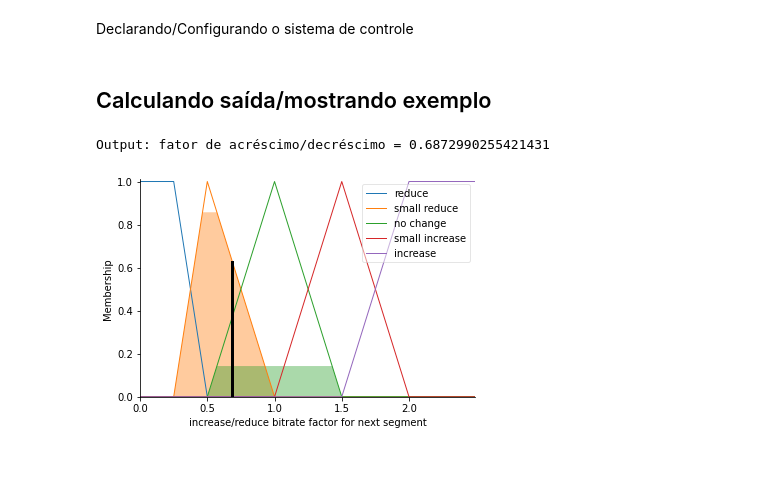
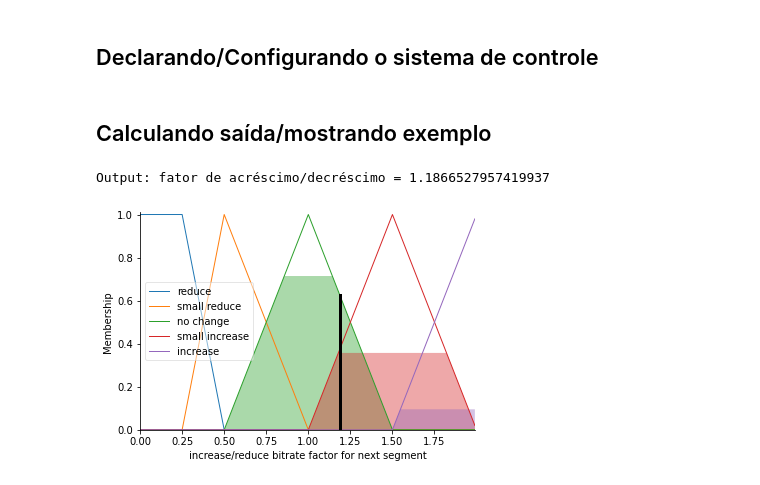
Before and after one commit to capelaum/TR2-ABR-Algorithm, a Jupyter notebook: FuzzyExample/FuzzyExample.ipynb, the cells around one changed output. Cells and saved outputs as stored; diff of their text form; code cells hidden in the pictures.

```diff
--- a/FuzzyExample/FuzzyExample.ipynb
+++ b/FuzzyExample/FuzzyExample.ipynb
@@ -18,5 +18,5 @@ Declarando antecedentes e consequentes (universos)
 # %%
 bTime = ctrl.Antecedent(np.arange(0, 5*T, 1), 'Buffering time t (s)')
 bTimeDiff = ctrl.Antecedent(np.arange(-T, 5*T, 1), 'Differential of the buffering time Δt (s)')
-qualityDiff = ctrl.Consequent(np.arange(0, 2.5, 0.01), 'increase/reduce bitrate factor for next segment')
+qualityDiff = ctrl.Consequent(np.arange(0, 2, 0.01), 'increase/reduce bitrate factor for next segment')
 # %% [markdown]
@@ -94,19 +83,19 @@ rule9.view()
 # %% [markdown]
-Declarando/Configurando o sistema de controle
+## Declarando/Configurando o sistema de controle
 # %%
 FDASHControl = ctrl.ControlSystem([rule1, rule2, rule3, rule4, rule5, rule6, rule7, rule8, rule9])
 FDASH = ctrl.ControlSystemSimulation(FDASHControl)
 # %% [markdown]
 ## Calculando saída/mostrando exemplo
 # %%
-FDASH.input['Buffering time t (s)'] = 35
-FDASH.input['Differential of the buffering time Δt (s)'] = -20
+FDASH.input['Buffering time t (s)'] = 45
+FDASH.input['Differential of the buffering time Δt (s)'] = 50
 
 FDASH.compute()
 
 output = FDASH.output['increase/reduce bitrate factor for next segment']
 print("Output: fator de acréscimo/decréscimo =", output)
 qualityDiff.view(sim=FDASH)
 # %% [output]
-Output: fator de acréscimo/decréscimo = 0.6872990255421431
+Output: fator de acréscimo/decréscimo = 1.1866527957419937
-[figure, old version]
+[figure, new version]
```
Also changed, not shown: parts of 11 cells of this notebook.
